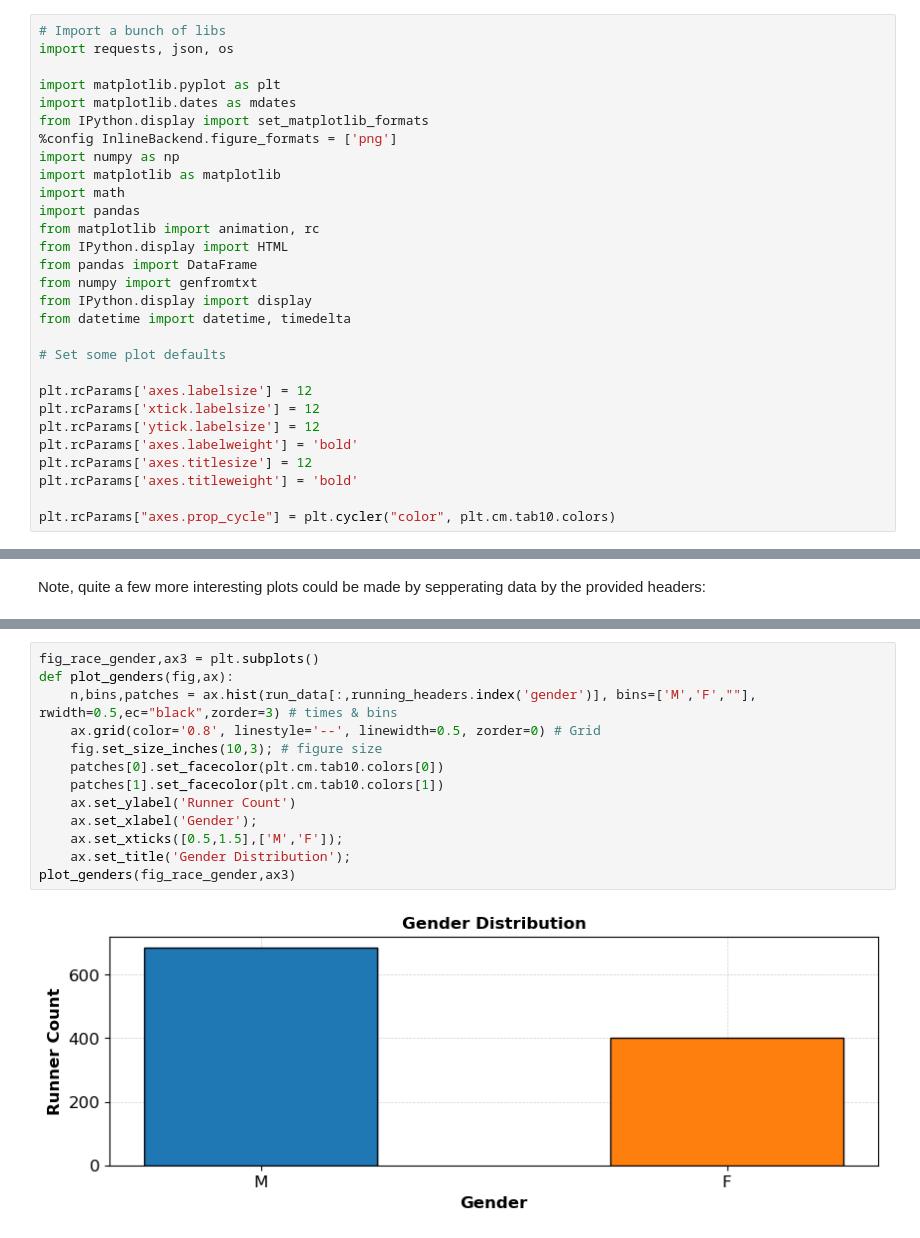
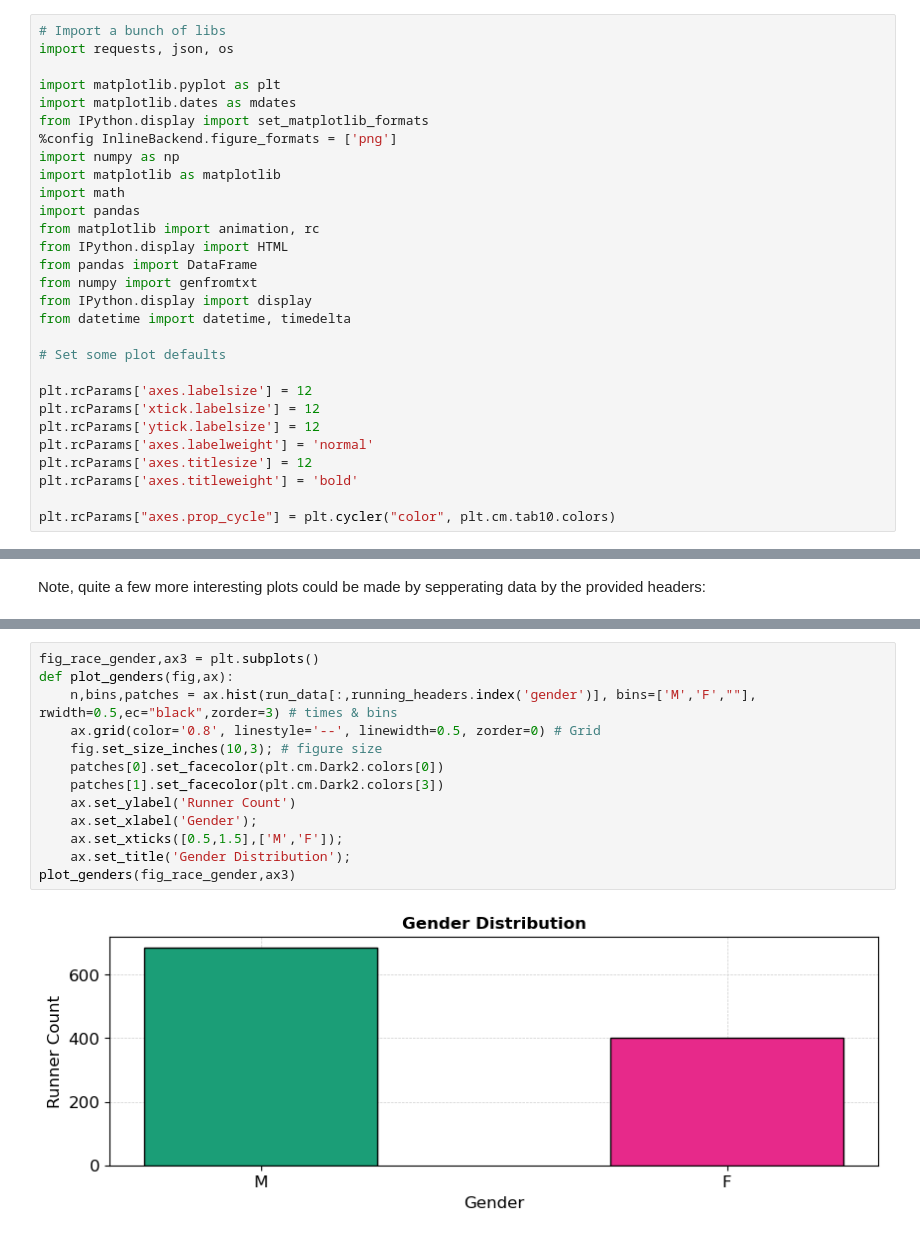
Before and after one commit to NateZimmer/run_data, a Jupyter notebook: race_stats.ipynb, the cells around one changed output, grey strips where cells are left out. Saved outputs shown, nothing was run; the diff lists cells and outputs as text.

Commit message:
color tweaks

```diff
--- a/race_stats.ipynb
+++ b/race_stats.ipynb
@@ -46,7 +46,7 @@ from datetime import datetime, timedelta
 plt.rcParams['axes.labelsize'] = 12
 plt.rcParams['xtick.labelsize'] = 12
 plt.rcParams['ytick.labelsize'] = 12
-plt.rcParams['axes.labelweight'] = 'bold'
+plt.rcParams['axes.labelweight'] = 'normal'
 plt.rcParams['axes.titlesize'] = 12
 plt.rcParams['axes.titleweight'] = 'bold'
 
@@ -177,18 +177,18 @@ plot_ages(fig_race_age,ax2)
 # %%
 fig_race_gender,ax3 = plt.subplots()
 def plot_genders(fig,ax):
     n,bins,patches = ax.hist(run_data[:,running_headers.index('gender')], bins=['M','F',""], rwidth=0.5,ec="black",zorder=3) # times & bins
     ax.grid(color='0.8', linestyle='--', linewidth=0.5, zorder=0) # Grid
     fig.set_size_inches(10,3); # figure size
-    patches[0].set_facecolor(plt.cm.tab10.colors[0])
-    patches[1].set_facecolor(plt.cm.tab10.colors[1])
+    patches[0].set_facecolor(plt.cm.Dark2.colors[0])
+    patches[1].set_facecolor(plt.cm.Dark2.colors[3])
     ax.set_ylabel('Runner Count')
     ax.set_xlabel('Gender');
     ax.set_xticks([0.5,1.5],['M','F']);
     ax.set_title('Gender Distribution');
 plot_genders(fig_race_gender,ax3)
 # %% [output]
-[figure, old version]
+[figure, new version]
 # %%
 fig_male_finish,ax4 = plt.subplots()
 
```
Also changed, not shown: parts of 5 cells of this notebook, 1 other file.
